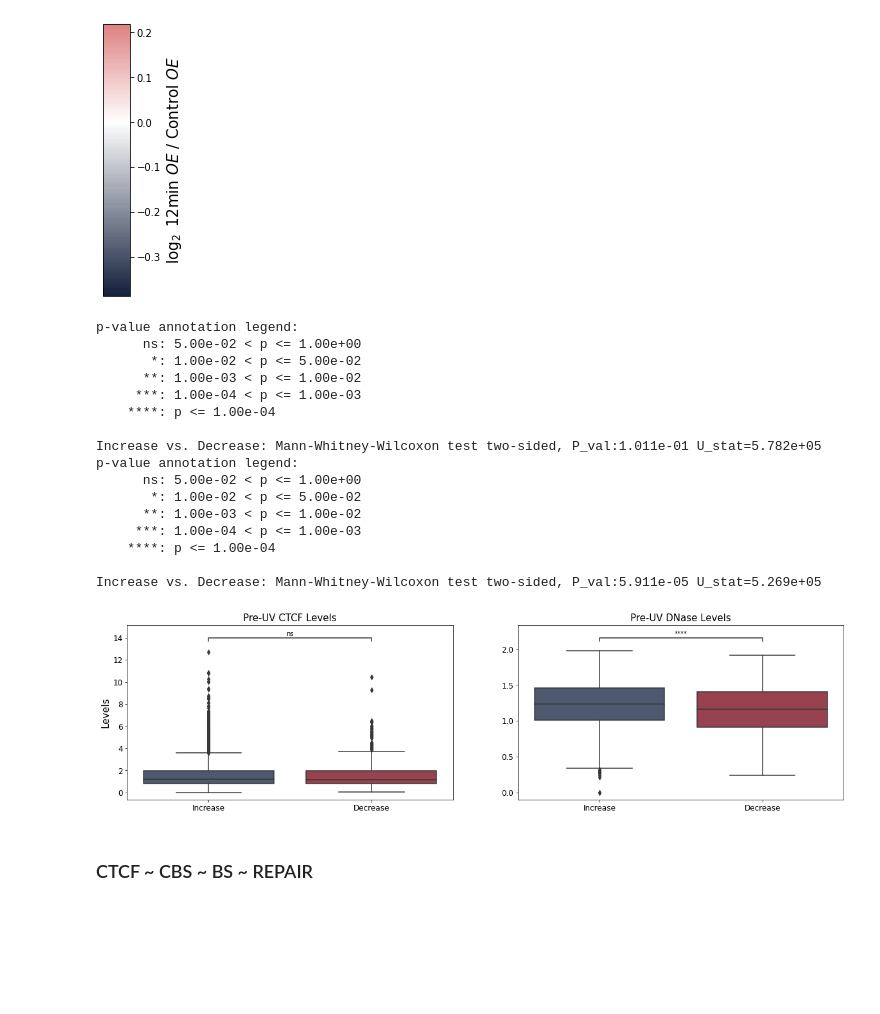
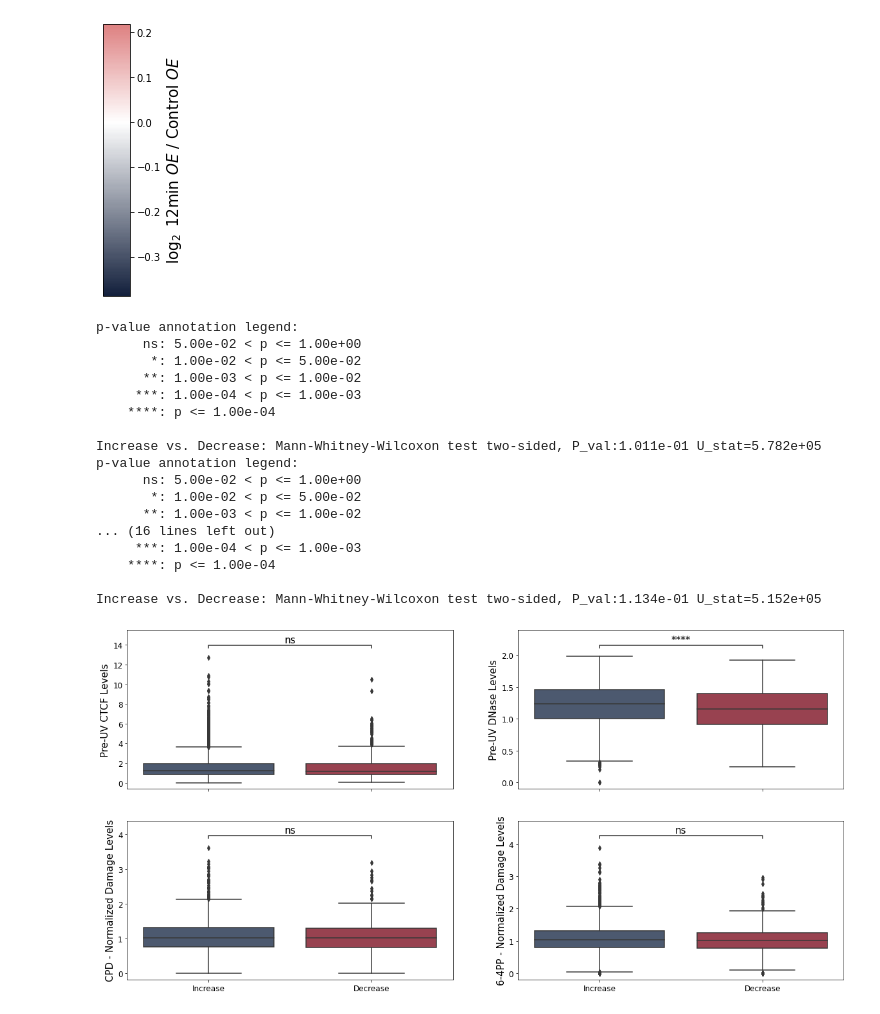
Before and after one commit to CompGenomeLab/uv-3d-ddr, a Jupyter notebook: 3d/boundaries/tads_rework.ipynb, the cells around one changed output. Cells and saved outputs as stored; diff of their text form; code cells hidden in the pictures; blank space fills up the shorter version.

```diff
--- a/3d/boundaries/tads_rework.ipynb
+++ b/3d/boundaries/tads_rework.ipynb
@@ -241,6 +256,9 @@ for idx_df, df in enumerate(comps_dfs_):
     idx2 = df.loc[pd.notnull(df.idx2)].idx2.astype(int).to_numpy()
 
     df.loc[pd.notnull(df.idx1), 'bs1'] = ins_df1.iloc[idx1][f'boundary_strength_{window}'].to_numpy()
+    df.loc[pd.notnull(df.idx1), 'log2is1'] = ins_df1.iloc[idx1][f'log2_insulation_score_{window}'].to_numpy()
+
     df.loc[pd.notnull(df.idx2), 'bs2'] = ins_df2.iloc[idx2][f'boundary_strength_{window}'].to_numpy()
+    df.loc[pd.notnull(df.idx2), 'log2is2'] = ins_df2.iloc[idx2][f'log2_insulation_score_{window}'].to_numpy()
 
     df['comparison'] = comparisons_str[idx_df]
@@ -890,6 +1136,9 @@ for j, data_name in enumerate(['cpd_rep', '64_rep']):
             scatter_kws = {"color": color, "alpha": .7, "s": 5},
             line_kws = {"color": color, "lw": 2}, fit_reg=True, order=1,
             ax=ax)
+
+        r, p = scipy.stats.pearsonr(x=data_now.length, y=data_now[data_name])
+        print(f"Data {data_name} - Window {i} r = {r:.3f}, p = {p}")
     ax.set_title(data_name_mapping[data_name], fontsize=15)
     ax.set_xlabel('TAD Length (Mb)', fontsize=15)
     ax.set_ylabel('Normalized Repair Levels', fontsize=15) if j == 0 else ax.set_ylabel('')
@@ -1318,7 +1577,7 @@ fig.savefig('colorbar.svg', bbox_inches='tight')
 # fig.savefig('colorbar.png', dpi=300, bbox_inches='tight')
 # fig.savefig('colorbar.svg', bbox_inches='tight')
 # %%
-fig, axs = plt.subplots(1,2, figsize=(20, 5))
+fig, axs = plt.subplots(2,2, figsize=(20, 10), sharex=True)
 
 from statannotations.Annotator import Annotator
 
@@ -1327,50 +1586,68 @@ pairs = [('Increase', 'Decrease')]
 title_mapping = {
     'ctcf': 'Pre-UV CTCF Levels',
     'dnase': 'Pre-UV DNase Levels',
-    'faire': 'Pre-UV Faire Levels'
+    'faire': 'Pre-UV Faire Levels',
+    'ds-cpd-over-sim': 'CPD - Normalized Damage Levels',
+    'ds-64-over-sim': '6-4PP - Normalized Damage Levels',
 }
-d_names = ['ctcf', 'dnase']#['ctcf', 'dnase', 'faire']
+d_names = ['ctcf', 'dnase']
 for i, data_name in enumerate(d_names):
     merged_dfs[data_name] = bbi.stackup(data_handlers.BWS[data_name], merged_dfs.chrom, merged_dfs.start, merged_dfs.end, bins=1)
-    ax = axs[i]
+    ax = axs[0, i]
     merged_dfs[data_name] = merged_dfs[data_name] / data_handlers.MEANS_BW[data_name]
     s = sns.boxplot(data=merged_dfs, x='dir', y=data_name, ax=ax, showfliers=True, palette=['#465775', '#A63446'])
     annotator = Annotator(ax, pairs, data=merged_dfs, x='dir', y=data_name)
-    annotator.configure(test='Mann-Whitney', text_format='star', loc='inside', verbose=2)
+    annotator.configure(test='Mann-Whitney', text_format='star', loc='inside', verbose=2, fontsize=15)
     annotator.apply_and_annotate()
 
-    s.set_title(f'{title_mapping[data_name]}', fontsize=15)
-    if i == 0:
-        s.set_ylabel('Levels', fontsize=15)
-    else:
-        s.set_ylabel('')
+    s.set_title("")
+    s.set_ylabel(f'{title_mapping[data_name]}', fontsize=15)
+
+    s.set_xlabel('')
+    xticks = ['Increase', 'Decrease']
+    s.set_xticks([0, 1])
+    s.set_xticklabels(xticks, fontsize=15)
+    s.tick_params(axis='both', which='major', labelsize=12)
+    s.tick_params(axis='both', which='minor', labelsize=12)
+
+d_names = ['ds-cpd-over-sim', 'ds-64-over-sim']
+for i, data_name in enumerate(d_names):
+    merged_dfs[data_name] = bbi.stackup(data_handlers.BWS[data_name], merged_dfs.chrom, merged_dfs.start, merged_dfs.end, bins=1)
+    ax = axs[1, i]
+    merged_dfs[data_name] = merged_dfs[data_name] / data_handlers.MEANS_BW[data_name]
+    s = sns.boxplot(data=merged_dfs, x='dir', y=data_name, ax=ax, showfliers=True, palette=['#465775', '#A63446'])
+    annotator = Annotator(ax, pairs, data=merged_dfs, x='dir', y=data_name)
+    annotator.configure(test='Mann-Whitney', text_format='star', loc='inside', verbose=2, fontsize=15)
+    annotator.apply_and_annotate()
+
+    s.set_title("")
+    s.set_ylabel(f'{title_mapping[data_name]}', fontsize=15)
 
     s.set_xlabel('')
     xticks = ['Increase', 'Decrease']
     s.set_xticks([0, 1])
     s.set_xticklabels(xticks, fontsize=15)
     s.tick_params(axis='both', which='major', labelsize=12)
     s.tick_params(axis='both', which='minor', labelsize=12)
 
 fig.savefig('pre_uv_levels_boundary_centers.png', dpi=300, bbox_inches='tight')
 fig.savefig('pre_uv_levels_boundary_centers.svg', bbox_inches='tight')
 # %% [output]
 p-value annotation legend:
       ns: 5.00e-02 < p <= 1.00e+00
        *: 1.00e-02 < p <= 5.00e-02
       **: 1.00e-03 < p <= 1.00e-02
      ***: 1.00e-04 < p <= 1.00e-03
     ****: p <= 1.00e-04
 
 Increase vs. Decrease: Mann-Whitney-Wilcoxon test two-sided, P_val:1.011e-01 U_stat=5.782e+05
 p-value annotation legend:
       ns: 5.00e-02 < p <= 1.00e+00
        *: 1.00e-02 < p <= 5.00e-02
       **: 1.00e-03 < p <= 1.00e-02
+... (16 lines left out)
      ***: 1.00e-04 < p <= 1.00e-03
     ****: p <= 1.00e-04
 
-Increase vs. Decrease: Mann-Whitney-Wilcoxon test two-sided, P_val:5.911e-05 U_stat=5.269e+05
+Increase vs. Decrease: Mann-Whitney-Wilcoxon test two-sided, P_val:1.134e-01 U_stat=5.152e+05
-[figure, old version]
+[figure, new version]
-# %% [markdown]
-### CTCF ~ CBS ~ BS ~ REPAIR
```
Also changed, not shown: parts of 37 cells of this notebook, 9 other files.
